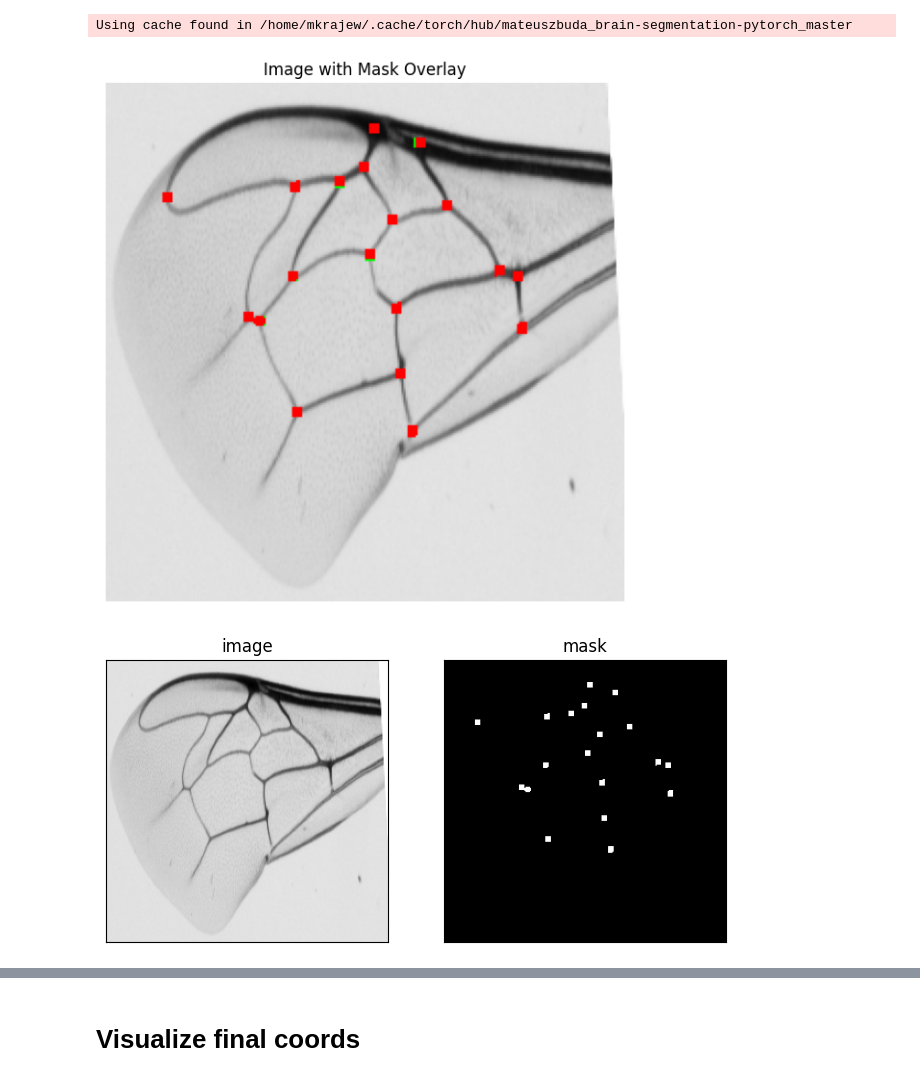
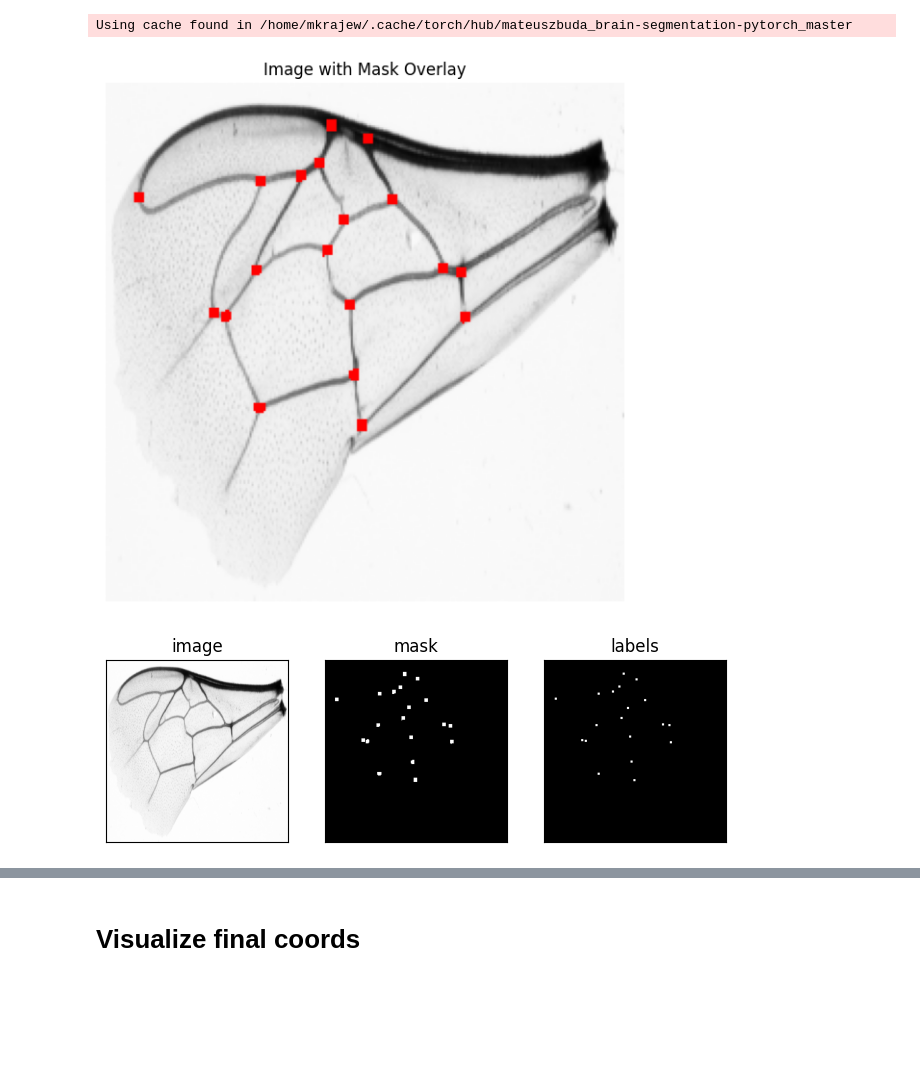
Before and after one commit to mkrajew/bees, a Jupyter notebook: notebooks/06_unet.ipynb, the cells around one changed output, grey strips where cells are left out. Saved outputs shown, nothing was run; the diff lists cells and outputs as text; code cells hidden in the pictures; blank space fills up the shorter version.

```diff
--- a/notebooks/06_unet.ipynb
+++ b/notebooks/06_unet.ipynb
@@ -16,5 +13,10 @@ from wings.visualizing.visualize import visualize_coords
 # %%
-test_dataset = torch.load(PROCESSED_DATA_DIR / "mask_datasets" / 'square5' / "test_mask_dataset2.pth", weights_only=False)
+test_dataset = torch.load(
+    PROCESSED_DATA_DIR / "mask_datasets" / 'square3' / "test_mask_dataset.pth",
+    weights_only=False
+)
+# checkpoint_path = MODELS_DIR / 'unet-epoch=10-val_loss=0.11-unet-training_2.ckpt'
+# checkpoint_path = MODELS_DIR / 'unet-square3-epoch=06-val_loss=0.21-unet-training-square3_1.ckpt'
 checkpoint_path = MODELS_DIR / 'unet-epoch=05-val_loss=0.11-unet-training_1.ckpt'
 unet_model = torch.hub.load(
     'mateuszbuda/brain-segmentation-pytorch', 'unet',
@@ -40,40 +42,44 @@ img = F.resize(img, [256, 256], interpolation=F.InterpolationMode.BILINEAR, anti
 img = img.numpy().transpose(1, 2, 0)
 
 mask = torch.round(output).squeeze().detach().cpu().numpy()
-labels = torch.round(label).squeeze().detach().cpu().numpy()
+labels = label.squeeze().detach().cpu().numpy()
 
 image_bgr = cv2.cvtColor(img, cv2.COLOR_GRAY2BGR)
 
 # Create boolean mask for white pixels in mask
 white_areas = mask == 1
 target_areas = labels == 1
 
 # Set those areas to red (BGR: [0, 0, 255])
 image_bgr[target_areas] = [0, 255, 0]
 image_bgr[white_areas] = [0, 0, 255]
 
 image_rgb = cv2.cvtColor(image_bgr, cv2.COLOR_BGR2RGB)
 
 # Show the result
 plt.figure(figsize=(7, 7))
 plt.imshow(image_rgb)
 plt.axis('off')
 plt.title("Image with Mask Overlay")
 # plt.show()
 
-_, ax = plt.subplots(1, 2, figsize=(8, 8))
+_, ax = plt.subplots(1, 3, figsize=(8, 8))
 ax[0].imshow(img, cmap="gray")
 ax[0].set_title("image")
 ax[0].set_xticks([])
 ax[0].set_yticks([])
 ax[1].imshow(mask, cmap="gray")
 ax[1].set_title("mask")
 ax[1].set_xticks([])
 ax[1].set_yticks([])
+ax[2].imshow(labels, cmap="gray")
+ax[2].set_title("labels")
+ax[2].set_xticks([])
+ax[2].set_yticks([])
 plt.show()
 # %% [output]
-[figure, old version]
+[figure, new version]
-[figure, old version]
+[figure, new version]
 # %%
 import cv2
 
```
Also changed, not shown: parts of 6 cells of this notebook, 4 other files.
